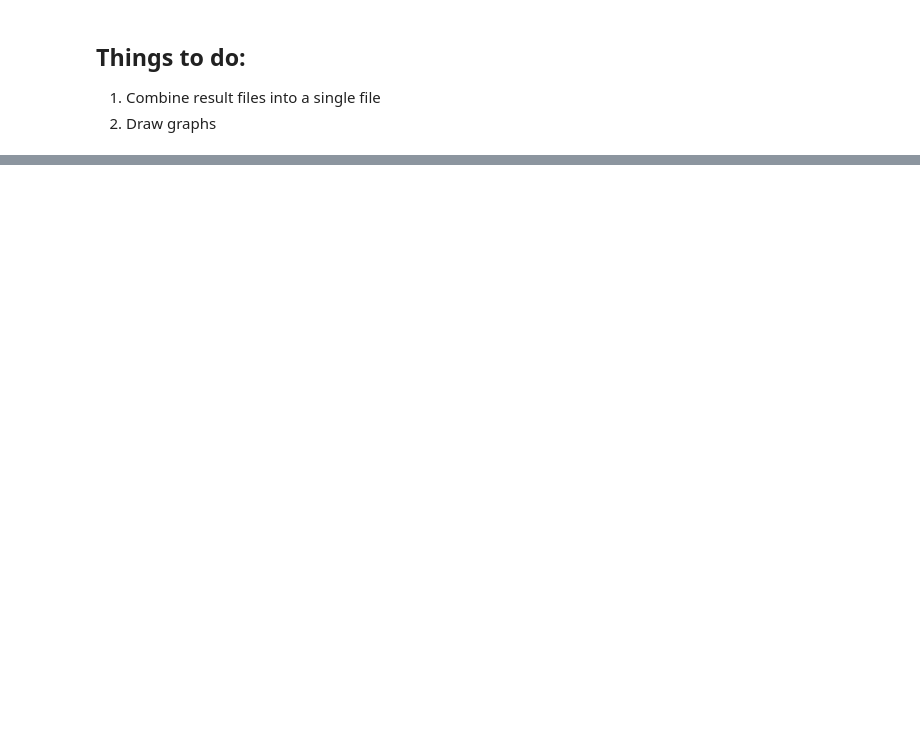
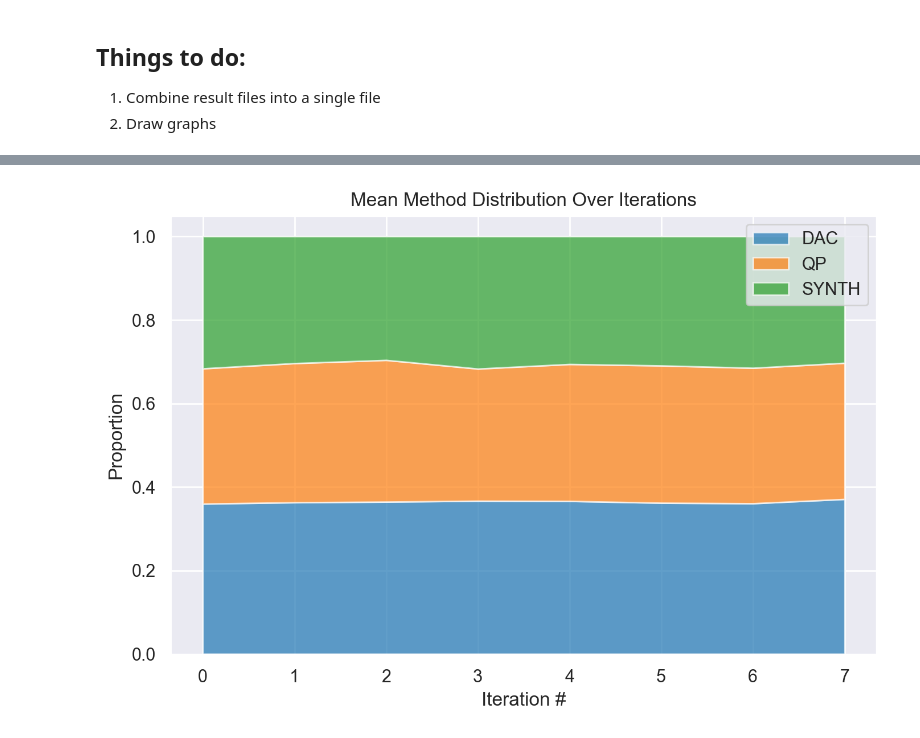
Before and after one commit to VarunKausika/Quentropy, a Jupyter notebook: notebooks/eval.ipynb, the cells around one changed output, grey strips where cells are left out. Saved outputs shown, nothing was run; the diff lists cells and outputs as text; code cells hidden in the pictures; blank space fills up the shorter version.

```diff
--- a/notebooks/eval.ipynb
+++ b/notebooks/eval.ipynb
@@ -76,0 +158,36 @@ plt.show()
+# %%
+num_questions = len(data)
+num_iterations = max(len(q) for q in data)
+methods = ['DAC', 'QP', 'SYNTH']
+
+# Compute mean distribution per iteration
+mean_distributions = {m: np.zeros(num_iterations) for m in methods}
+
+for q in data:
+    for i, iteration_data in enumerate(q):
+        bucket_counts = {m: 0 for m in methods}
+        total_buckets = 0
+
+        for bucket, method_dict in iteration_data.items():
+            for method, percentage in method_dict.items():
+                bucket_counts[method] += percentage
+            total_buckets += 1
+
+        for method in methods:
+            mean_distributions[method][i] += bucket_counts[method] / total_buckets / num_questions  # Normalize
+
+# Plot stacked area chart
+fig, ax = plt.subplots(figsize=(8, 5), dpi=200)
+x = np.arange(num_iterations)
+
+ax.stackplot(x, mean_distributions['DAC'], mean_distributions['QP'], mean_distributions['SYNTH'],
+             labels=['DAC', 'QP', 'SYNTH'], colors=['#1f77b4', '#ff7f0e', '#2ca02c'], alpha=0.7)
+
+ax.legend(loc='upper right')
+ax.set_xlabel("Iteration #")
+ax.set_ylabel("Proportion")
+ax.set_title("Mean Method Distribution Over Iterations")
+
+plt.show()
+# %% [output]
+[figure, added]
```
Also changed, not shown: parts of 11 cells of this notebook, 5 other files.
